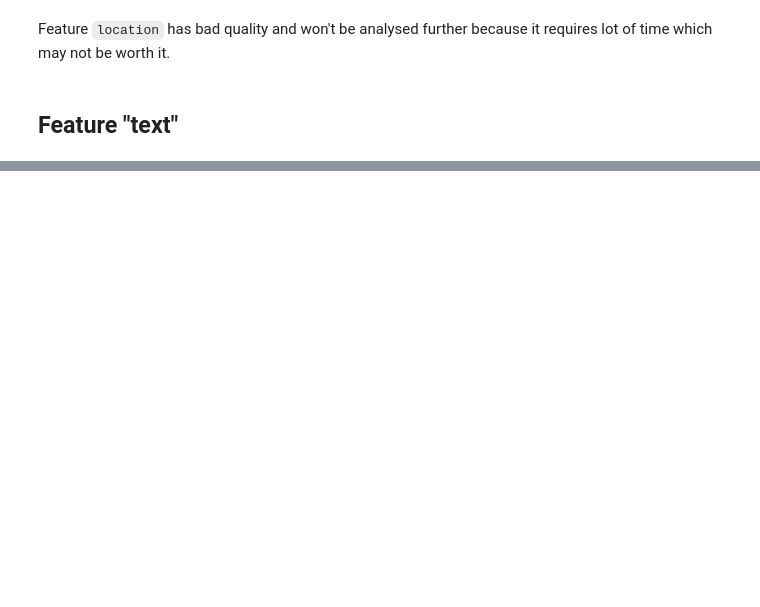
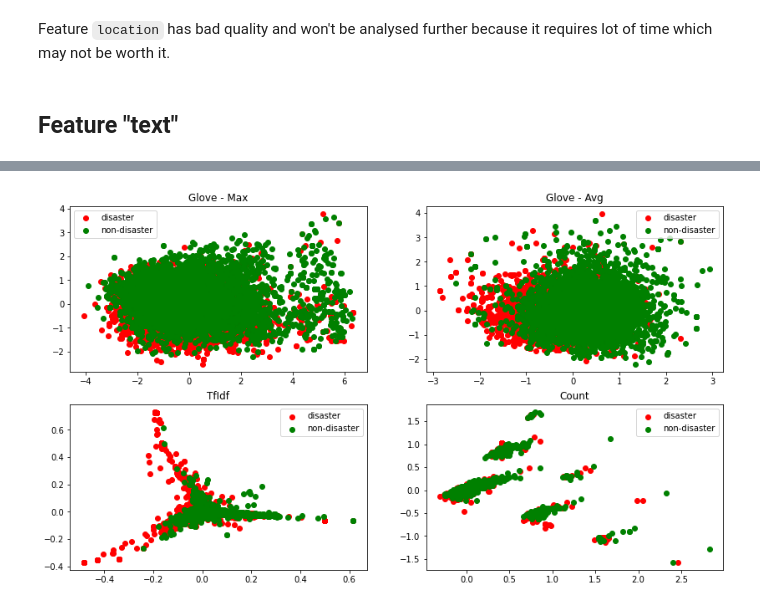
Before and after one commit to Robotmurlock/MATF-NI-Mapper, a Jupyter notebook: 02_tweet_disaster/eda.ipynb, the cells around one changed output, grey strips where cells are left out. Cells and saved outputs as stored; diff of their text form; code cells hidden in the pictures; blank space fills up the shorter version.

```diff
--- a/02_tweet_disaster/eda.ipynb
+++ b/02_tweet_disaster/eda.ipynb
@@ -181,0 +276,24 @@ Feature `location` has bad quality and won't be analysed further because it requ
+# %%
+def plot_projection(X, disaster_tweets_indices, non_disaster_tweets_indices, projection, ax, title,
+                    *args, **kwargs):
+    Xp = projection.fit_transform(X)
+    ax.scatter(Xp[disaster_tweets_indices][:, 0], Xp[disaster_tweets_indices][:, 1],
+                color='red', label='disaster', *args, **kwargs)
+    ax.scatter(Xp[non_disaster_tweets_indices][:, 0], Xp[non_disaster_tweets_indices][:, 1],
+                color='green', label='non-disaster', *args, **kwargs)
+    ax.set_title(title)
+    ax.legend()
+# %%
+def plot_projected_representations(representations, projection):
+    fig, axs = plt.subplots(figsize=(14, 8), nrows=2, ncols=2)
+    for plot_index, (r_name, X) in enumerate(representations):
+        i = plot_index // 2
+        j = plot_index % 2
+
+        plot_projection(X, disaster_tweets_indices, non_disaster_tweets_indices,
+                        projection=projection, ax=axs[i][j], title=r_name)
+
+plot_projected_representations(representations, projection=PCA(n_components=2))
+plt.show()
+# %% [output]
+[figure, added]
```
Also changed, not shown: parts of 12 cells of this notebook.
